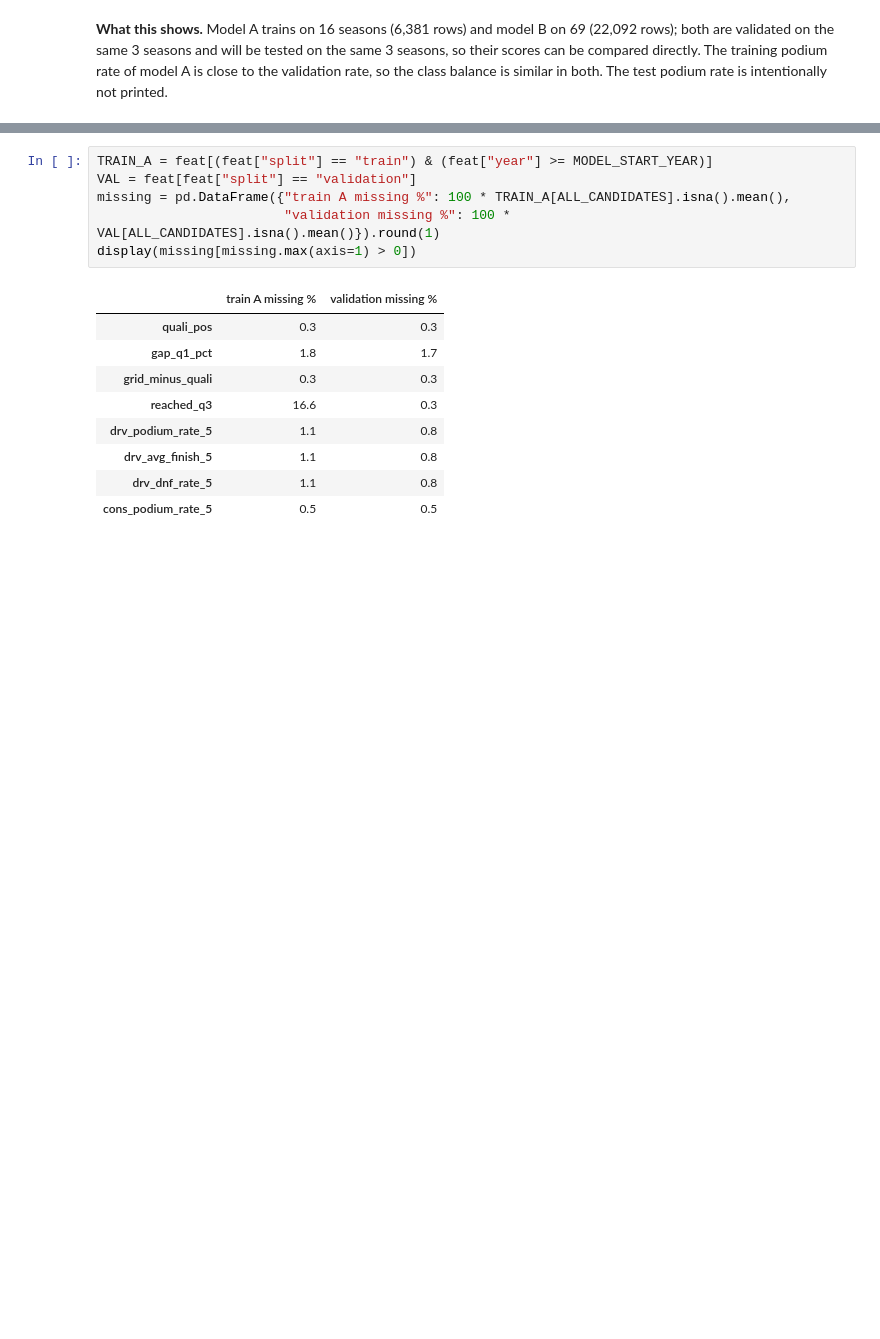
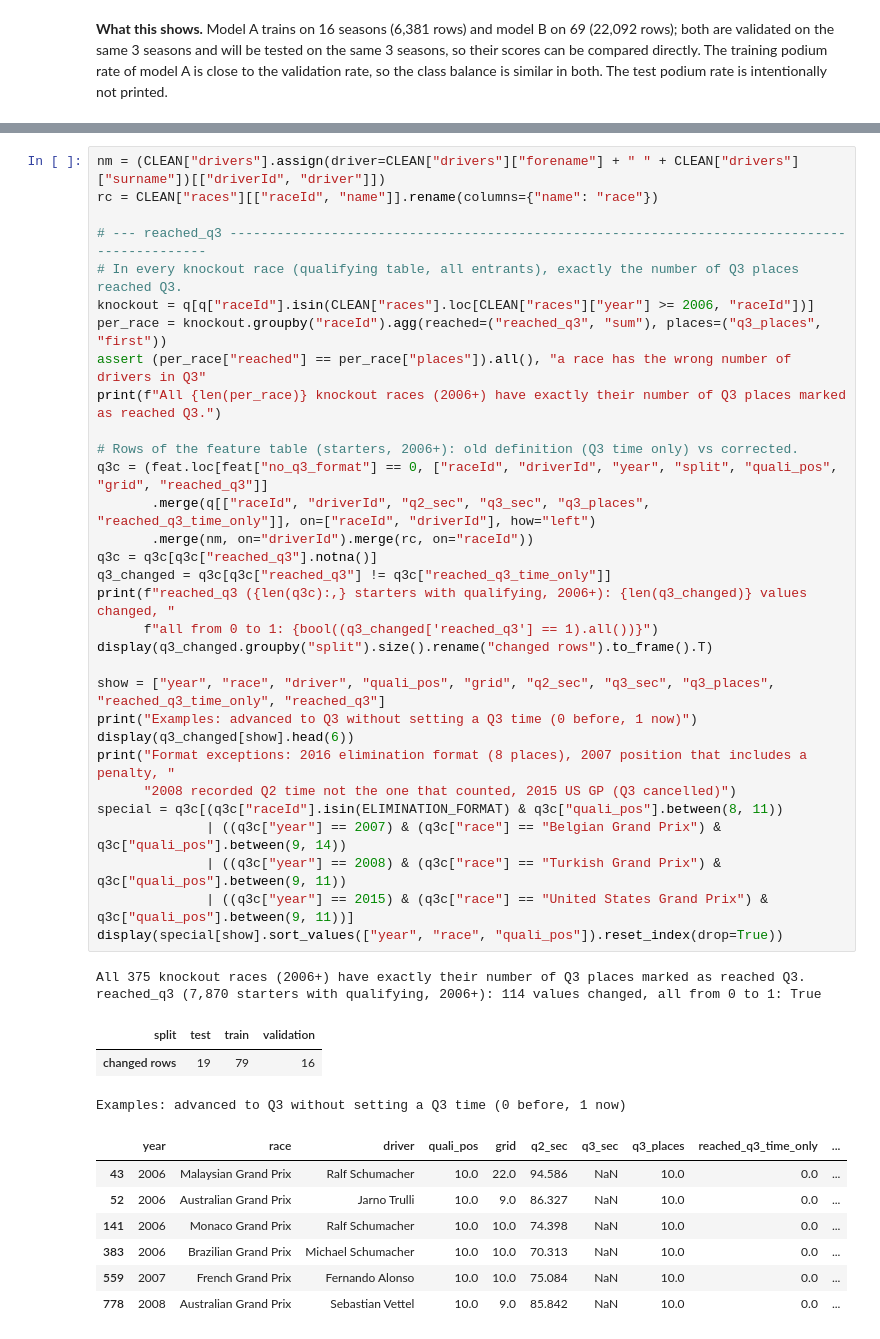
Before and after one commit to Farah-Essam/ACL-2, a Jupyter notebook: f1_podium_prediction.ipynb, the cells around one changed output, grey strips where cells are left out. Drawn from its saved outputs; the diff is of its cells as text; blank space fills up the shorter version.

```diff
--- a/f1_podium_prediction.ipynb
+++ b/f1_podium_prediction.ipynb
@@ -3190,16 +3238,44 @@ Leakage checks passed: 686 first driver races and 263 first constructor races ha
 # %%
-TRAIN_A = feat[(feat["split"] == "train") & (feat["year"] >= MODEL_START_YEAR)]
-VAL = feat[feat["split"] == "validation"]
-missing = pd.DataFrame({"train A missing %": 100 * TRAIN_A[ALL_CANDIDATES].isna().mean(),
-                        "validation missing %": 100 * VAL[ALL_CANDIDATES].isna().mean()}).round(1)
-display(missing[missing.max(axis=1) > 0])
+nm = (CLEAN["drivers"].assign(driver=CLEAN["drivers"]["forename"] + " " + CLEAN["drivers"]["surname"])[["driverId", "driver"]])
+rc = CLEAN["races"][["raceId", "name"]].rename(columns={"name": "race"})
+
+# --- reached_q3 ---------------------------------------------------------------------------------------------
+# In every knockout race (qualifying table, all entrants), exactly the number of Q3 places reached Q3.
+knockout = q[q["raceId"].isin(CLEAN["races"].loc[CLEAN["races"]["year"] >= 2006, "raceId"])]
+per_race = knockout.groupby("raceId").agg(reached=("reached_q3", "sum"), places=("q3_places", "first"))
+assert (per_race["reached"] == per_race["places"]).all(), "a race has the wrong number of drivers in Q3"
+print(f"All {len(per_race)} knockout races (2006+) have exactly their number of Q3 places marked as reached Q3.")
+
+# Rows of the feature table (starters, 2006+): old definition (Q3 time only) vs corrected.
+q3c = (feat.loc[feat["no_q3_format"] == 0, ["raceId", "driverId", "year", "split", "quali_pos", "grid", "reached_q3"]]
+       .merge(q[["raceId", "driverId", "q2_sec", "q3_sec", "q3_places", "reached_q3_time_only"]], on=["raceId", "driverId"], how="left")
+       .merge(nm, on="driverId").merge(rc, on="raceId"))
+q3c = q3c[q3c["reached_q3"].notna()]
+q3_changed = q3c[q3c["reached_q3"] != q3c["reached_q3_time_only"]]
+print(f"reached_q3 ({len(q3c):,} starters with qualifying, 2006+): {len(q3_changed)} values changed, "
+      f"all from 0 to 1: {bool((q3_changed['reached_q3'] == 1).all())}")
+display(q3_changed.groupby("split").size().rename("changed rows").to_frame().T)
+
+show = ["year", "race", "driver", "quali_pos", "grid", "q2_sec", "q3_sec", "q3_places", "reached_q3_time_only", "reached_q3"]
+print("Examples: advanced to Q3 without setting a Q3 time (0 before, 1 now)")
+display(q3_changed[show].head(6))
+print("Format exceptions: 2016 elimination format (8 places), 2007 position that includes a penalty, "
+      "2008 recorded Q2 time not the one that counted, 2015 US GP (Q3 cancelled)")
+special = q3c[(q3c["raceId"].isin(ELIMINATION_FORMAT) & q3c["quali_pos"].between(8, 11))
+              | ((q3c["year"] == 2007) & (q3c["race"] == "Belgian Grand Prix") & q3c["quali_pos"].between(9, 14))
+              | ((q3c["year"] == 2008) & (q3c["race"] == "Turkish Grand Prix") & q3c["quali_pos"].between(9, 11))
+              | ((q3c["year"] == 2015) & (q3c["race"] == "United States Grand Prix") & q3c["quali_pos"].between(9, 11))]
+display(special[show].sort_values(["year", "race", "quali_pos"]).reset_index(drop=True))
 # %% [output]
+All 375 knockout races (2006+) have exactly their number of Q3 places marked as reached Q3.
+reached_q3 (7,870 starters with qualifying, 2006+): 114 values changed, all from 0 to 1: True
-|  | train A missing % | validation missing % |
-| quali_pos | 0.3 | 0.3 |
-| gap_q1_pct | 1.8 | 1.7 |
-| grid_minus_quali | 0.3 | 0.3 |
-| reached_q3 | 16.6 | 0.3 |
-| drv_podium_rate_5 | 1.1 | 0.8 |
-| drv_avg_finish_5 | 1.1 | 0.8 |
-| drv_dnf_rate_5 | 1.1 | 0.8 |
-| cons_podium_rate_5 | 0.5 | 0.5 |
+| split | test | train | validation |
+| changed rows | 19 | 79 | 16 |
+Examples: advanced to Q3 without setting a Q3 time (0 before, 1 now)
+|  | year | race | driver | quali_pos | grid | q2_sec | q3_sec | q3_places | reached_q3_time_only | ... |
+| 43 | 2006 | Malaysian Grand Prix | Ralf Schumacher | 10.0 | 22.0 | 94.586 | NaN | 10.0 | 0.0 | ... |
+| 52 | 2006 | Australian Grand Prix | Jarno Trulli | 10.0 | 9.0 | 86.327 | NaN | 10.0 | 0.0 | ... |
+| 141 | 2006 | Monaco Grand Prix | Ralf Schumacher | 10.0 | 10.0 | 74.398 | NaN | 10.0 | 0.0 | ... |
+| 383 | 2006 | Brazilian Grand Prix | Michael Schumacher | 10.0 | 10.0 | 70.313 | NaN | 10.0 | 0.0 | ... |
+| 559 | 2007 | French Grand Prix | Fernando Alonso | 10.0 | 10.0 | 75.084 | NaN | 10.0 | 0.0 | ... |
+| 778 | 2008 | Australian Grand Prix | Sebastian Vettel | 10.0 | 9.0 | 85.842 | NaN | 10.0 | 0.0 | ... |
```
Also changed, not shown: parts of 83 cells of this notebook, 3 other files.
